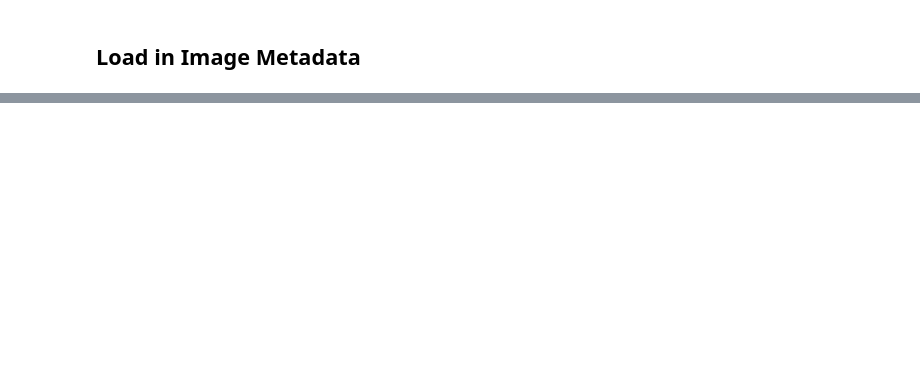
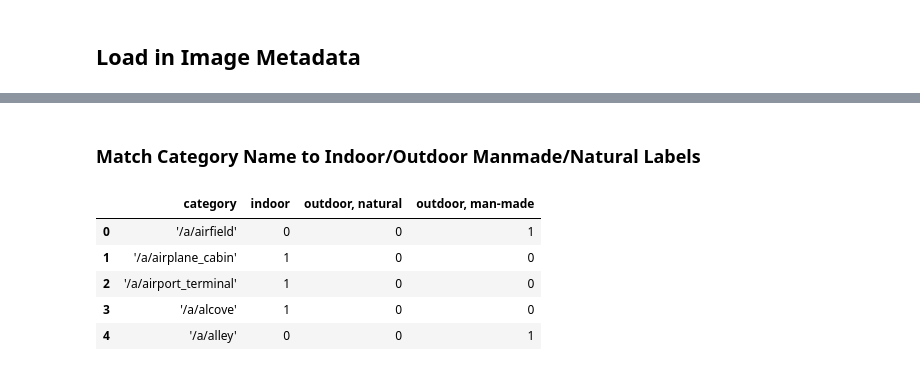
Before and after one commit to vdutell/phaseanalysis, a Jupyter notebook: category_analysis.ipynb, the cells around one changed output, grey strips where cells are left out. Saved outputs shown, nothing was run; the diff lists cells and outputs as text; code cells hidden in the pictures; blank space fills up the shorter version.

```diff
--- a/category_analysis.ipynb
+++ b/category_analysis.ipynb
@@ -31,0 +38,13 @@ df_hierarchy.head(5)
+# %% [markdown]
+### Match Category Name to Indoor/Outdoor Manmade/Natural Labels
+# %%
+df_cat_lab = pd.read_csv(p65folder+'SceneHierarchy_Places365.csv', header=1)
+df_cat_lab = df_cat_lab.iloc[:, 0:4] #don't need more specific than indoor/outdoor manmade/natural
+df_cat_lab.head(5)
+# %% [output]
+|  | category | indoor | outdoor, natural | outdoor, man-made |
+| 0 | '/a/airfield' | 0 | 0 | 1 |
+| 1 | '/a/airplane_cabin' | 1 | 0 | 0 |
+| 2 | '/a/airport_terminal' | 1 | 0 | 0 |
+| 3 | '/a/alcove' | 1 | 0 | 0 |
+| 4 | '/a/alley' | 0 | 0 | 1 |
```
Also changed, not shown: parts of 14 cells of this notebook, 1 other file.
